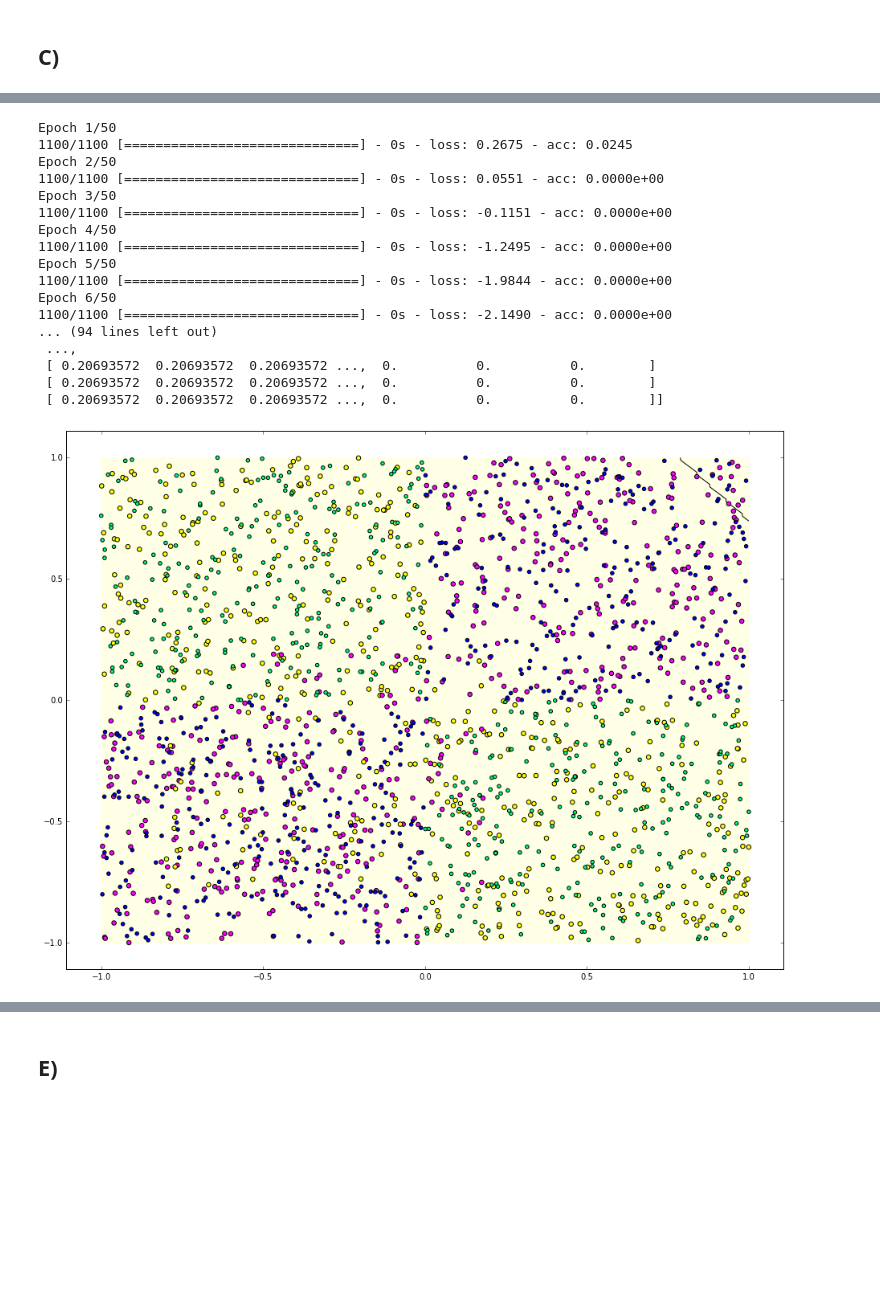
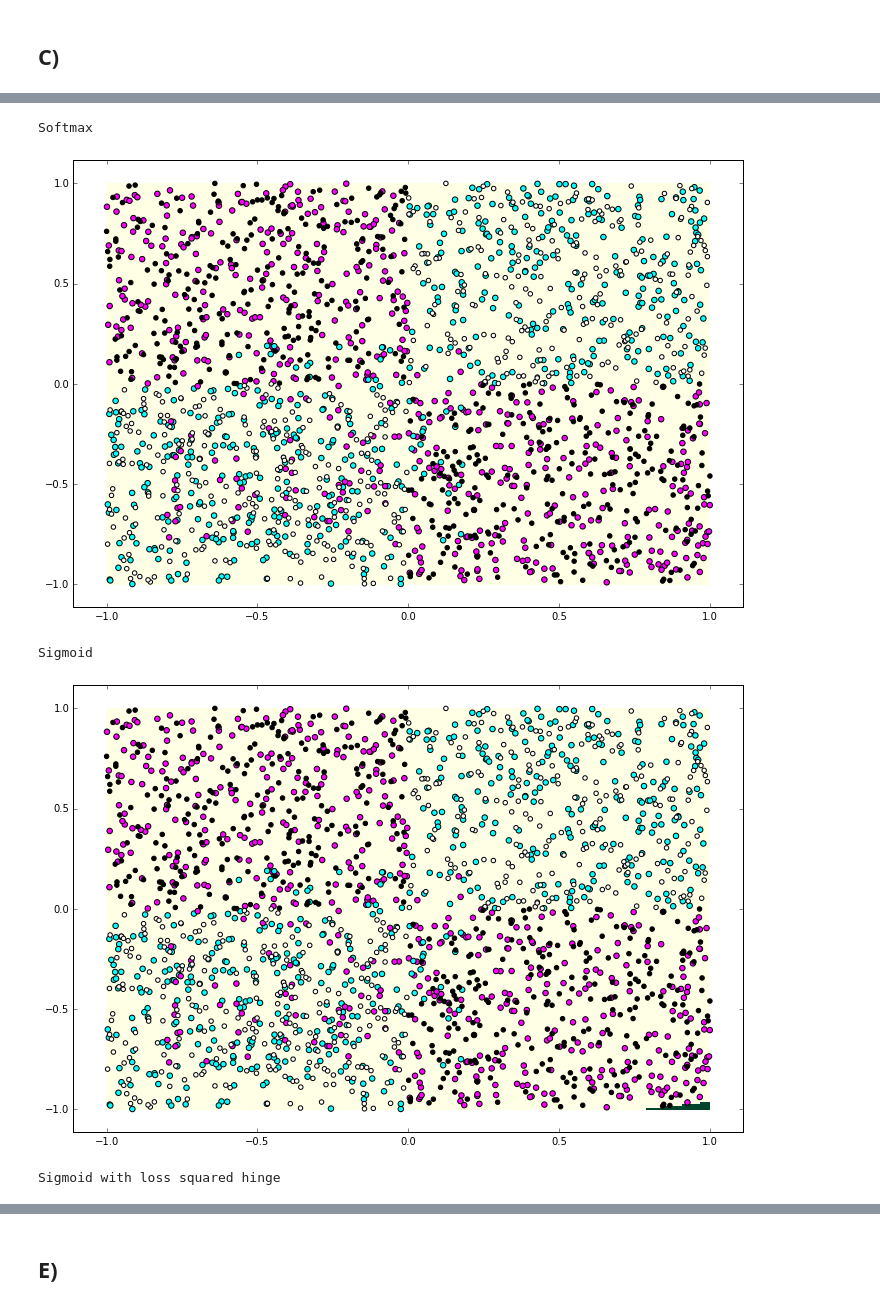
Before and after one commit to FMena14/MachineLearning3, a Jupyter notebook: Parte1.ipynb, the cells around one changed output, grey strips where cells are left out. Drawn from its saved outputs; the diff is of its cells as text; code cells hidden in the pictures; blank space fills up the shorter version.

```diff
--- a/Parte1.ipynb
+++ b/Parte1.ipynb
@@ -53,9 +55,9 @@ Esto justamente representa un cambio de bit en multiplexores del tipo XOR, lo qu
 import matplotlib.pyplot as plt
 
 def plot_classifier(clf,X_train,Y_train,X_test,Y_test,model_type):
-    f, axis = plt.subplots(1, 1, sharex='col', sharey='row',figsize=(16, 12))
-    axis.scatter(X_train[:,0],X_train[:,1],s=30,c=Y_train,zorder=10,cmap='spring')
-    axis.scatter(X_test[:,0],X_test[:,1],s=20,c=Y_test,zorder=10,cmap='winter')
+    f, axis = plt.subplots(1, 1, sharex='col', sharey='row',figsize=(12, 8))
+    axis.scatter(X_train[:,0],X_train[:,1],s=30,c=Y_train,zorder=10,cmap='cool')
+    axis.scatter(X_test[:,0],X_test[:,1],s=20,c=Y_test,zorder=10,cmap='Greys')
     XX, YY = np.mgrid[-1:1:200j, -1:1:200j]
     if model_type == 'svm':
         Z = clf.decision_function(np.c_[XX.ravel(), YY.ravel()])
@@ -226,29 +292,28 @@ Test Accuracy = 0.165000
 # %%
 #para casos representativos
 model = Sequential()
-model.add(Dense(1, input_dim=X_train.shape[1], init="uniform", activation="relu"))
-model.add(Dense(n_h, init="uniform", activation="sigmoid"))
+model.add(Dense(n_h, input_dim=X_train.shape[1], init="uniform", activation="softmax"))
 model.compile(optimizer=SGD(lr=1), loss="binary_crossentropy", metrics=["accuracy"])
-model.fit(X_train, Y_train, nb_epoch=50, batch_size=100, verbose=1)
+model.fit(X_train, Y_train, nb_epoch=50, batch_size=100, verbose=0)
+print "Softmax"
+plot_classifier(model,X_train,Y_train,X_test,Y_test,"ann")
 
+model = Sequential()
+model.add(Dense(n_h, input_dim=X_train.shape[1], init="uniform", activation="sigmoid"))
+model.compile(optimizer=SGD(lr=1), loss="binary_crossentropy", metrics=["accuracy"])
+model.fit(X_train, Y_train, nb_epoch=50, batch_size=100, verbose=0)
+print "Sigmoid"
+plot_classifier(model,X_train,Y_train,X_test,Y_test,"ann")
 
+model = Sequential()
+model.add(Dense(n_h, input_dim=X_train.shape[1], init="uniform", activation="sigmoid"))
+model.compile(optimizer=SGD(lr=1), loss="squared_hinge", metrics=["accuracy"])
+model.fit(X_train, Y_train, nb_epoch=50, batch_size=100, verbose=0)
+print "Sigmoid with loss squared hinge"
 plot_classifier(model,X_train,Y_train,X_test,Y_test,"ann")
 # %% [output]
-Epoch 1/50
-1100/1100 [==============================] - 0s - loss: 0.2675 - acc: 0.0245
-Epoch 2/50
-1100/1100 [==============================] - 0s - loss: 0.0551 - acc: 0.0000e+00
-Epoch 3/50
-1100/1100 [==============================] - 0s - loss: -0.1151 - acc: 0.0000e+00
-Epoch 4/50
-1100/1100 [==============================] - 0s - loss: -1.2495 - acc: 0.0000e+00
-Epoch 5/50
-1100/1100 [==============================] - 0s - loss: -1.9844 - acc: 0.0000e+00
-Epoch 6/50
-1100/1100 [==============================] - 0s - loss: -2.1490 - acc: 0.0000e+00
-... (94 lines left out)
- ...,
- [ 0.20693572  0.20693572  0.20693572 ...,  0.          0.          0.        ]
- [ 0.20693572  0.20693572  0.20693572 ...,  0.          0.          0.        ]
- [ 0.20693572  0.20693572  0.20693572 ...,  0.          0.          0.        ]]
+Softmax
-[figure, old version]
+[figure, new version]
+Sigmoid
+[figure, added]
+Sigmoid with loss squared hinge
```
Also changed, not shown: parts of 15 cells of this notebook.
